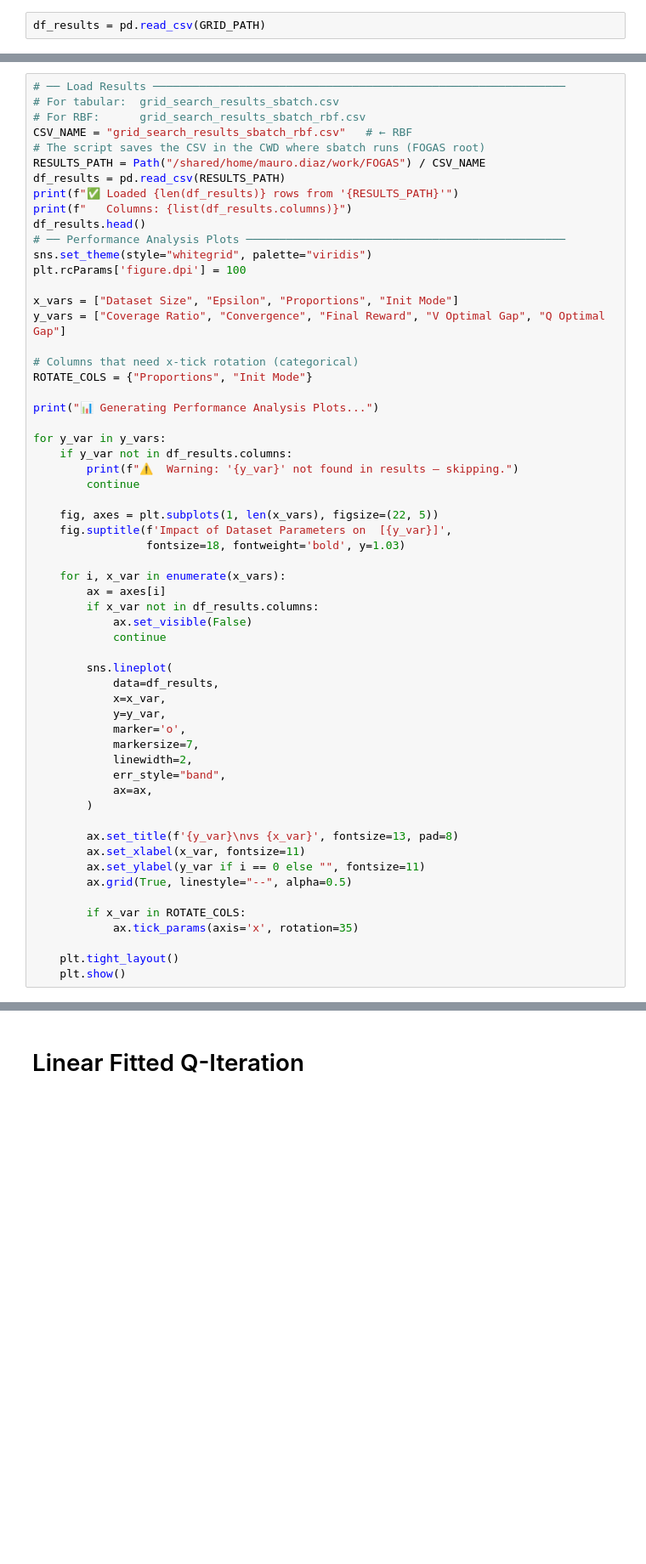
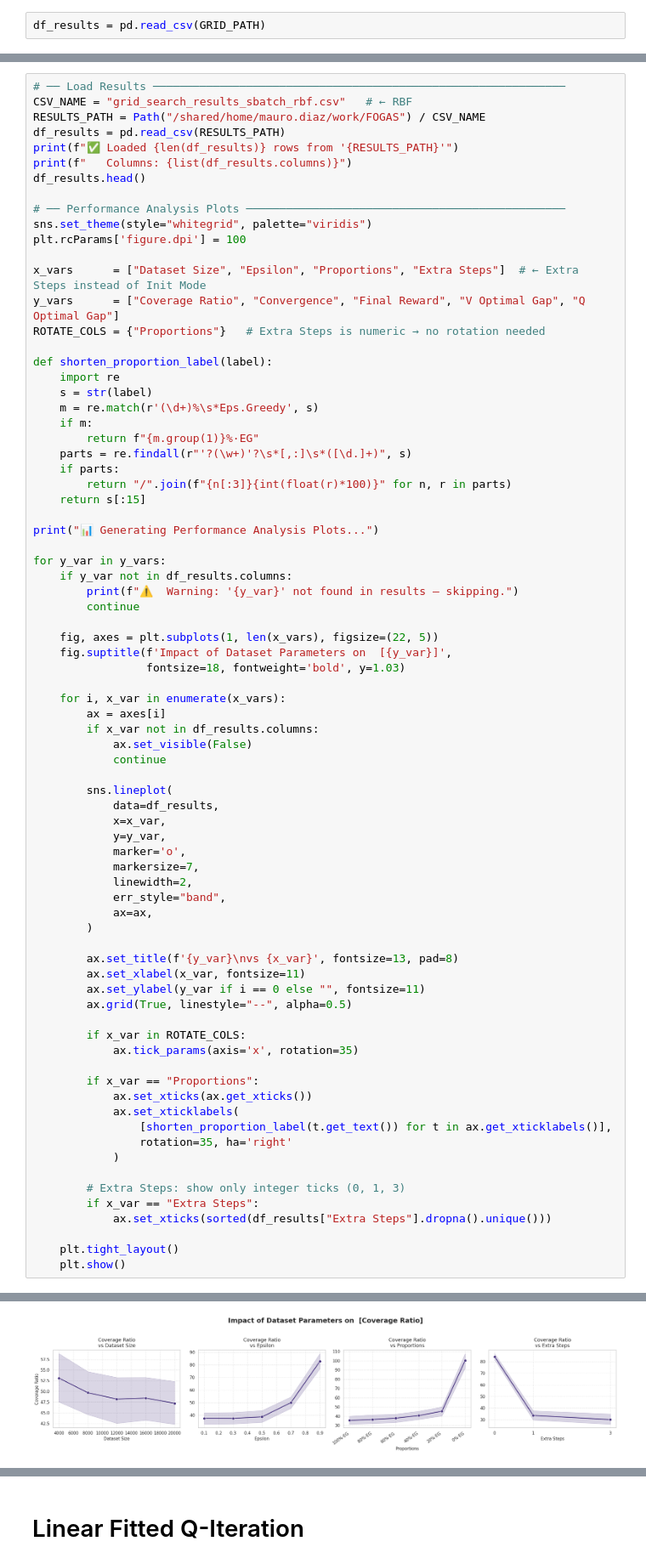
Before and after one commit to maaurod/FOGAS, a Jupyter notebook: testing_vectorized/10grid_RBF.ipynb, the cells around one changed output, grey strips where cells are left out. Shown at 85% size. Cells and saved outputs as stored; diff of their text form; blank space fills up the shorter version.

```diff
--- a/testing_vectorized/10grid_RBF.ipynb
+++ b/testing_vectorized/10grid_RBF.ipynb
@@ -816,23 +818,30 @@ and (3) the **optimal-occupancy–weighted regret** $\mathbb{E}_{s\sim d_{\pi^*}
 # %%
 # ── Load Results ──────────────────────────────────────────────────────────────
-# For tabular:  grid_search_results_sbatch.csv
-# For RBF:      grid_search_results_sbatch_rbf.csv
 CSV_NAME = "grid_search_results_sbatch_rbf.csv"   # ← RBF
-# The script saves the CSV in the CWD where sbatch runs (FOGAS root)
 RESULTS_PATH = Path("/shared/home/mauro.diaz/work/FOGAS") / CSV_NAME
 df_results = pd.read_csv(RESULTS_PATH)
 print(f"✅ Loaded {len(df_results)} rows from '{RESULTS_PATH}'")
 print(f"   Columns: {list(df_results.columns)}")
 df_results.head()
+
 # ── Performance Analysis Plots ────────────────────────────────────────────────
 sns.set_theme(style="whitegrid", palette="viridis")
 plt.rcParams['figure.dpi'] = 100
 
-x_vars = ["Dataset Size", "Epsilon", "Proportions", "Init Mode"]
-y_vars = ["Coverage Ratio", "Convergence", "Final Reward", "V Optimal Gap", "Q Optimal Gap"]
+x_vars      = ["Dataset Size", "Epsilon", "Proportions", "Extra Steps"]  # ← Extra Steps instead of Init Mode
+y_vars      = ["Coverage Ratio", "Convergence", "Final Reward", "V Optimal Gap", "Q Optimal Gap"]
+ROTATE_COLS = {"Proportions"}   # Extra Steps is numeric → no rotation needed
 
-# Columns that need x-tick rotation (categorical)
-ROTATE_COLS = {"Proportions", "Init Mode"}
+def shorten_proportion_label(label):
+    import re
+    s = str(label)
+    m = re.match(r'(\d+)%\s*Eps.Greedy', s)
+    if m:
+        return f"{m.group(1)}%·EG"
+    parts = re.findall(r"'?(\w+)'?\s*[,:]\s*([\d.]+)", s)
+    if parts:
+        return "/".join(f"{n[:3]}{int(float(r)*100)}" for n, r in parts)
+    return s[:15]
 
 print("📊 Generating Performance Analysis Plots...")
 
@@ -870,5 +879,17 @@ for y_var in y_vars:
         if x_var in ROTATE_COLS:
             ax.tick_params(axis='x', rotation=35)
 
+        if x_var == "Proportions":
+            ax.set_xticks(ax.get_xticks())
+            ax.set_xticklabels(
+                [shorten_proportion_label(t.get_text()) for t in ax.get_xticklabels()],
+                rotation=35, ha='right'
+            )
+
+        # Extra Steps: show only integer ticks (0, 1, 3)
+        if x_var == "Extra Steps":
+            ax.set_xticks(sorted(df_results["Extra Steps"].dropna().unique()))
+
     plt.tight_layout()
     plt.show()
+# %% [output]
@@ -874,0 +899 @@ for y_var in y_vars:
+[figure, added]
```
Also changed, not shown: parts of 48 cells of this notebook, 42 other files.
